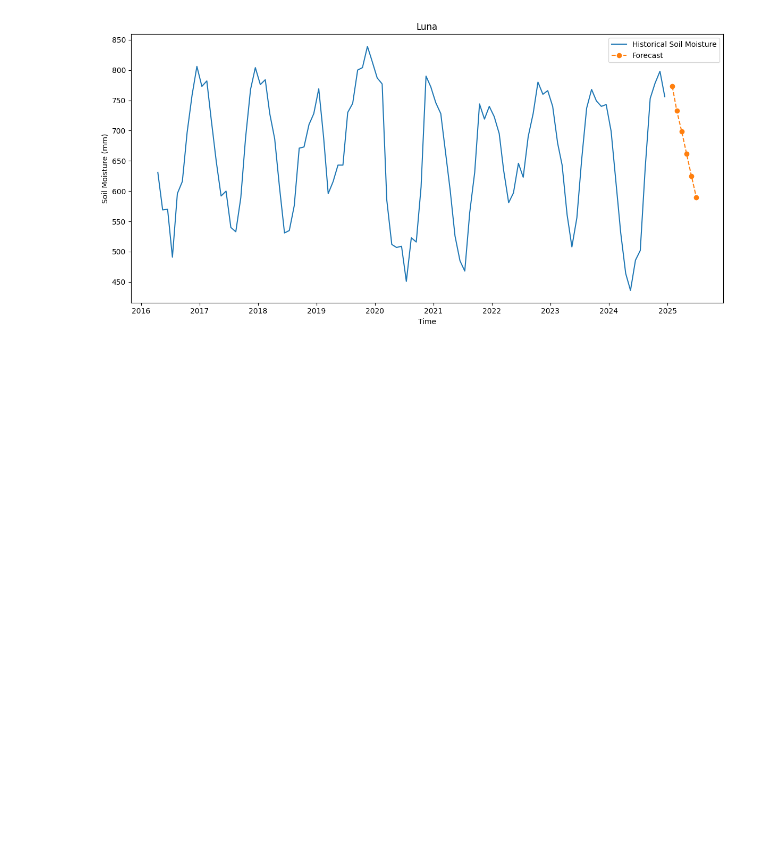
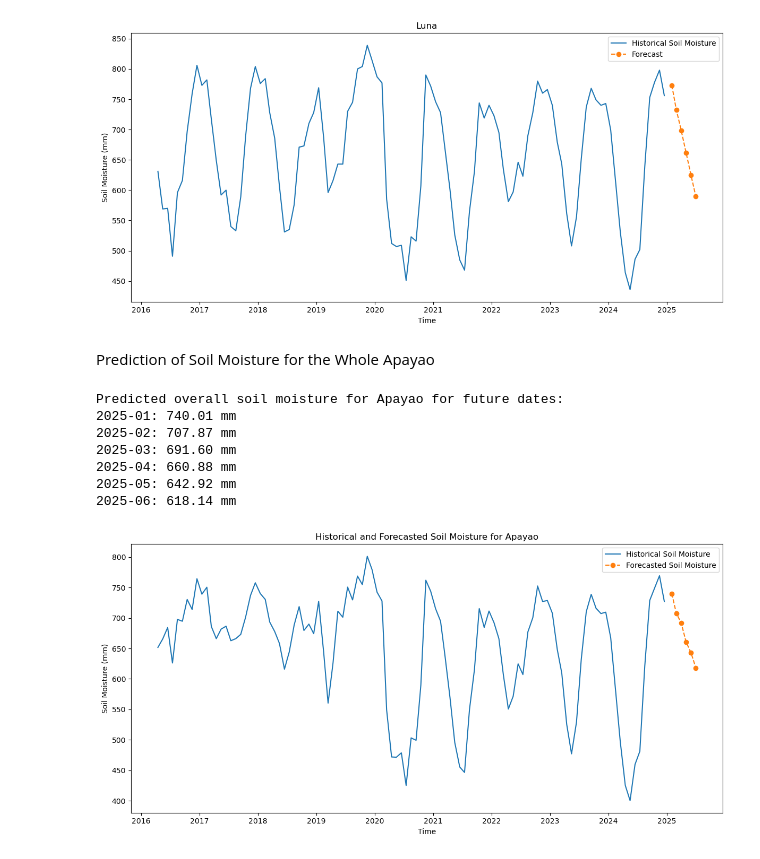
Before and after one commit to eysszn/9428-Acetone, a Jupyter notebook: finalproj/Random Forest.ipynb, the cells around one changed output. Cells and saved outputs as stored; diff of their text form; code cells hidden in the pictures; blank space fills up the shorter version.

Commit message:
separated cell for prediction of soil moisture in whole Apayao

```diff
--- a/finalproj/Random Forest.ipynb
+++ b/finalproj/Random Forest.ipynb
@@ -320,3 +296,37 @@ Luna: 773.18, 732.73, 698.34, 661.88, 624.63, 589.70
 [figure]
 [figure]
 [figure]
+# %% [markdown]
+Prediction of Soil Moisture for the Whole Apayao
+# %%
+# Aggregate municipality forecasts for overall prediction
+# For each forecasted time step, compute the mean across municipalities
+overall_forecast = np.mean([np.array(forecasts) for forecasts in municipality_forecasts.values()], axis=0)
+print("Predicted overall soil moisture for Apayao for future dates:")
+for date, pred in zip(future_dates, overall_forecast):
+    print(f"{date.strftime('%Y-%m')}: {pred:.2f} mm")
+
+# Aggregate historical soil moisture by taking the mean for each timestamp
+historical_series = df.groupby(df.index)['Soil Moisture (mm)'].mean()
+
+# Create a Series for the forecast using the previously computed overall_forecast and future_dates
+forecast_series = pd.Series(overall_forecast, index=future_dates)
+
+plt.figure(figsize=(12, 6))
+plt.plot(historical_series.index, historical_series.values, label='Historical Soil Moisture')
+plt.plot(forecast_series.index, forecast_series.values, label='Forecasted Soil Moisture', marker='o', linestyle='--')
+plt.xlabel("Time")
+plt.ylabel("Soil Moisture (mm)")
+plt.title("Historical and Forecasted Soil Moisture for Apayao")
+plt.legend()
+plt.tight_layout()
+plt.show()
+# %% [output]
+Predicted overall soil moisture for Apayao for future dates:
+2025-01: 740.01 mm
+2025-02: 707.87 mm
+2025-03: 691.60 mm
+2025-04: 660.88 mm
+2025-05: 642.92 mm
+2025-06: 618.14 mm
+[figure, added]
```
Also changed, not shown: parts of 2 cells of this notebook.
